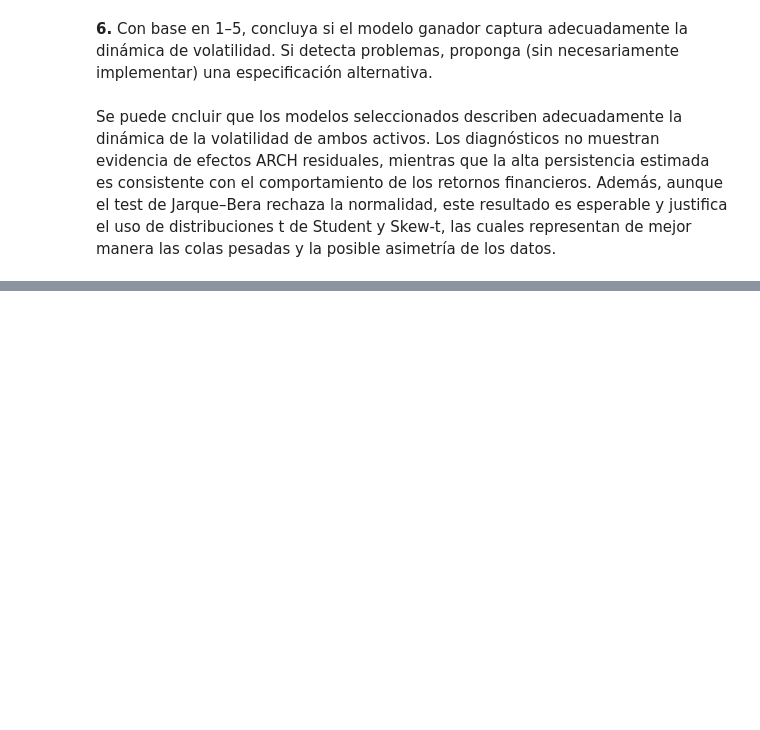
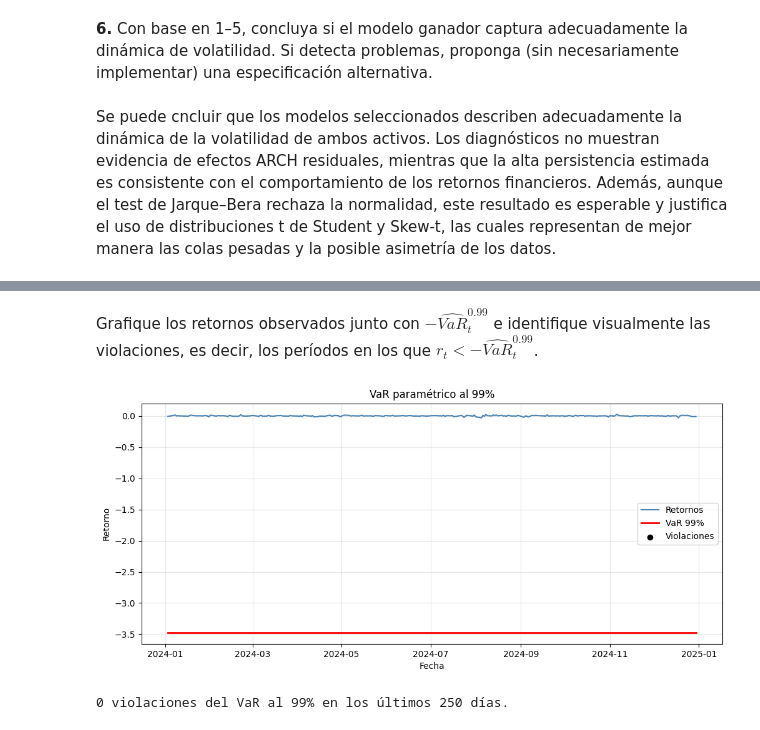
Before and after one commit to Felipe-Lopez-Vergara/ds_finance_-Lopez-, a Jupyter notebook: notebooks/HW_Sesion_5.ipynb, the cells around one changed output, grey strips where cells are left out. Drawn from its saved outputs; the diff is of its cells as text; code cells hidden in the pictures; blank space fills up the shorter version.

```diff
--- a/notebooks/HW_Sesion_5.ipynb
+++ b/notebooks/HW_Sesion_5.ipynb
@@ -2184,0 +2394,13 @@ Se puede cncluir que los modelos seleccionados describen adecuadamente la dinám
+# %%
+# Cálculo del VaR al 99% para los retornos de S&P500 usando el modelo GJR-GARCH con distribución Skewt
+
+dist = results_gjr_garch_sp500_skewt.model.distribution
+params = results_gjr_garch_sp500_skewt.params[dist.parameter_names()]
+mu = results_gjr_garch_sp500_skewt.params["mu"]
+
+cuantil_01 = dist.ppf(0.01, params)
+
+print("Distribución: ", dist)
+
+forecast_df_sp500["VaR99"] = -(mu + forecast_df_sp500["sigma_hat"] * cuantil_01)
+forecast_df_sp500.head()
@@ -2184,0 +2415,47 @@ Se puede cncluir que los modelos seleccionados describen adecuadamente la dinám
+# %% [markdown]
+Grafique los retornos observados junto con $-\widehat{VaR}_{t}^{0.99}$ e identifique visualmente las violaciones, es decir, los períodos en los que $r_t < -\widehat{VaR}_{t}^{0.99}$.
+# %%
+# Retornos observados
+forecast_df_sp500["retornos"] = data_sp500['Log_Return'].iloc[-250:]
+
+plt.figure(figsize=(12,5))
+
+plt.plot(
+    forecast_df_sp500.index,
+    forecast_df_sp500["retornos"],
+    label="Retornos",
+    color="steelblue"
+)
+
+plt.plot(
+    forecast_df_sp500.index,
+    -forecast_df_sp500["VaR99"],
+    color="red",
+    linewidth=2,
+    label="VaR 99%"
+)
+
+# Violaciones del VaR
+violaciones = forecast_df_sp500["retornos"] < -forecast_df_sp500["VaR99"]
+
+plt.scatter(
+    forecast_df_sp500.index[violaciones],
+    forecast_df_sp500.loc[violaciones, "retornos"],
+    color="black",
+    s=35,
+    label="Violaciones"
+)
+
+plt.title("VaR paramétrico al 99%")
+plt.xlabel("Fecha")
+plt.ylabel("Retorno")
+plt.legend()
+plt.grid(alpha=0.3)
+
+plt.show()
+# %% [output]
+[figure, added]
+# %%
+print(violaciones.sum(), "violaciones del VaR al 99% en los últimos 250 días.")
+# %% [output]
+0 violaciones del VaR al 99% en los últimos 250 días.
```
Also changed, not shown: parts of 48 cells of this notebook.
